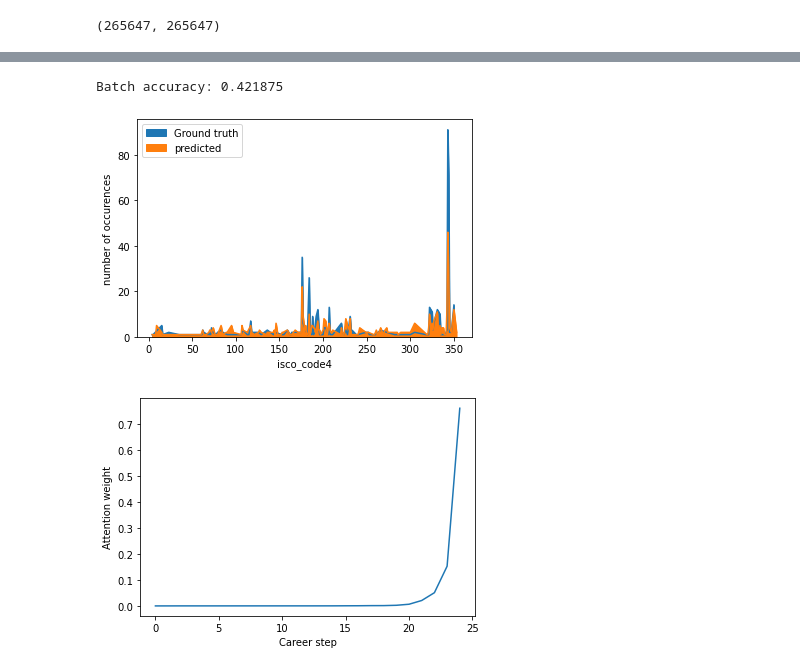
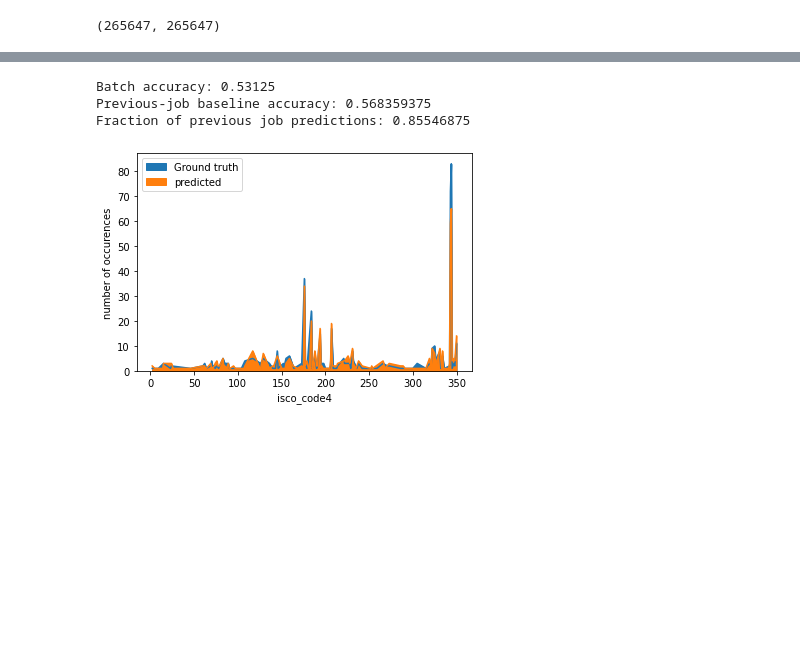
Before and after one commit to maxdata/MSc_thesis, a Jupyter notebook: Non-explainable/CNN-LSTM.ipynb, the cells around one changed output, grey strips where cells are left out. Drawn from its saved outputs; the diff is of its cells as text; code cells hidden in the pictures; blank space fills up the shorter version.

```diff
--- a/Non-explainable/CNN-LSTM.ipynb
+++ b/Non-explainable/CNN-LSTM.ipynb
@@ -485,6 +487,11 @@ class CNN_LSTM(nn.Module):
 def train_loop(model, trainloader, valloader, optimizer, scheduler, criterion, num_epochs):
 
     results = defaultdict(list)
+
+    passed = [0]
+    training_losses = [6]
+    test_losses = [6]
+    accuracy = [0]
 
     # Train the model
     for epoch in range(num_epochs):
@@ -492,12 +499,14 @@ def train_loop(model, trainloader, valloader, optimizer, scheduler, criterion, n
         print("-------------------------------------------------------------------------------")
         print(f"Epoch starting at: {datetime.now().strftime('%H:%M:%S')}")
 
+        training_loss = 0
+
         for i, (candidate, career, job) in enumerate(trainloader):
 
             candidate, career, job = candidate.to(device), career.to(device), job.to(device)
             optimizer.zero_grad()
 
-            outputs, weights = model(candidate, career)
+            outputs = model(candidate, career)
 
             # obtain the loss function
             loss = criterion(outputs, job)
@@ -505,7 +514,11 @@ def train_loop(model, trainloader, valloader, optimizer, scheduler, criterion, n
             loss.backward()
             optimizer.step()
 
+            training_loss += loss.item()
+
             print("Epoch: %d, batch: %d/%d, loss: %1.5f" % (epoch + 1, i + 1, len(trainloader), loss.item()), end="\r")
+
+        training_loss /= len(trainloader)
 
         stats = test_loop(valloader, model, criterion)
         results["Epoch"].append(epoch + 1)
@@ -514,10 +527,23 @@ def train_loop(model, trainloader, valloader, optimizer, scheduler, criterion, n
         results["Acc@10"].append(stats[2])
         results["Acc@20"].append(stats[3])
         results["test_loss"].append(stats[4])
+        results["training_loss"].append(training_loss)
 
         scheduler.step()
 
-        print(f"Epoch duration: {int((time.time() - start) // 60)}:{int((time.time() - start) % 60)}\n")
+        print(f"Epoch duration: {int((time.time() - start) // 60)}:{int((time.time() - start) % 60):02d}\n")
+
+        passed.append(epoch + 1)
+        training_losses.append(training_loss)
+        test_losses.append(stats[4])
+        accuracy.append(stats[0])
+
+        plt.plot(passed, training_losses, label="Training Loss")
+        plt.plot(passed, test_losses, label="Test Loss")
+        plt.xlabel("Epoch")
+        plt.ylabel("Average loss")
+        plt.legend()
+        plt.show()
 
     return results
 
@@ -529,7 +555,7 @@ def test_loop(dataloader, model, criterion):
     with torch.no_grad():
         for candidate, career, job in dataloader:
             candidate, career, job = candidate.to(device), career.to(device), job.to(device)
-            pred, weights = model(candidate, career)
+            pred = model(candidate, career)
 
             test_loss += criterion(pred, job).mean().item()
             acc1 += (pred.argmax(1) == job).type(torch.float).sum().item()
@@ -663,29 +718,29 @@ total
 # %%
 with torch.no_grad():
     for candidate, career, job in valloader:
         candidate, career, job = candidate.to(device), career.to(device), job.to(device)
-        pred, weights = lstm(candidate, career)
+        pred = lstm(candidate, career)
 
         print("Batch accuracy:", (pred.argmax(1) == job).type(torch.float).mean().item())
+
+        # Check how often the model predicted the previous job + compare to baseline performance
+        previous_job = torch.Tensor(career_paths.loc[candidate.cpu()].apply(lambda x: x[-2][-1]).values).to(device)
+        print("Previous-job baseline accuracy:", (job == previous_job).cpu().numpy().mean())
+        print("Fraction of previous job predictions:", (pred.argmax(1) == previous_job).cpu().numpy().mean())
+
         a = pd.Series(Counter(job.tolist()))
         a.sort_index().plot(kind="area", label="Ground truth")
 
         b = pd.Series(Counter(pred.argmax(1).tolist()))
         b.sort_index().plot(kind="area", label="predicted")
         plt.xlabel("isco_code4")
         plt.ylabel("number of occurences")
         plt.legend()
-
-        plt.show()
-        a = weights[0].cpu().detach().numpy().mean(axis=0)
-        plt.plot(a, label="average")
-        # plt.plot(weights[0][np.random.choice(range(len(weights[0])))].cpu().detach().numpy(), label="random example")
-        plt.xlabel("Career step")
-        plt.ylabel("Attention weight")
         plt.show()
 
         break
 # %% [output]
-Batch accuracy: 0.421875
+Batch accuracy: 0.53125
+Previous-job baseline accuracy: 0.568359375
+Fraction of previous job predictions: 0.85546875
-[figure, old version]
+[figure, new version]
-[figure, removed]
```
Also changed, not shown: parts of 5 cells of this notebook, 2 other files.
